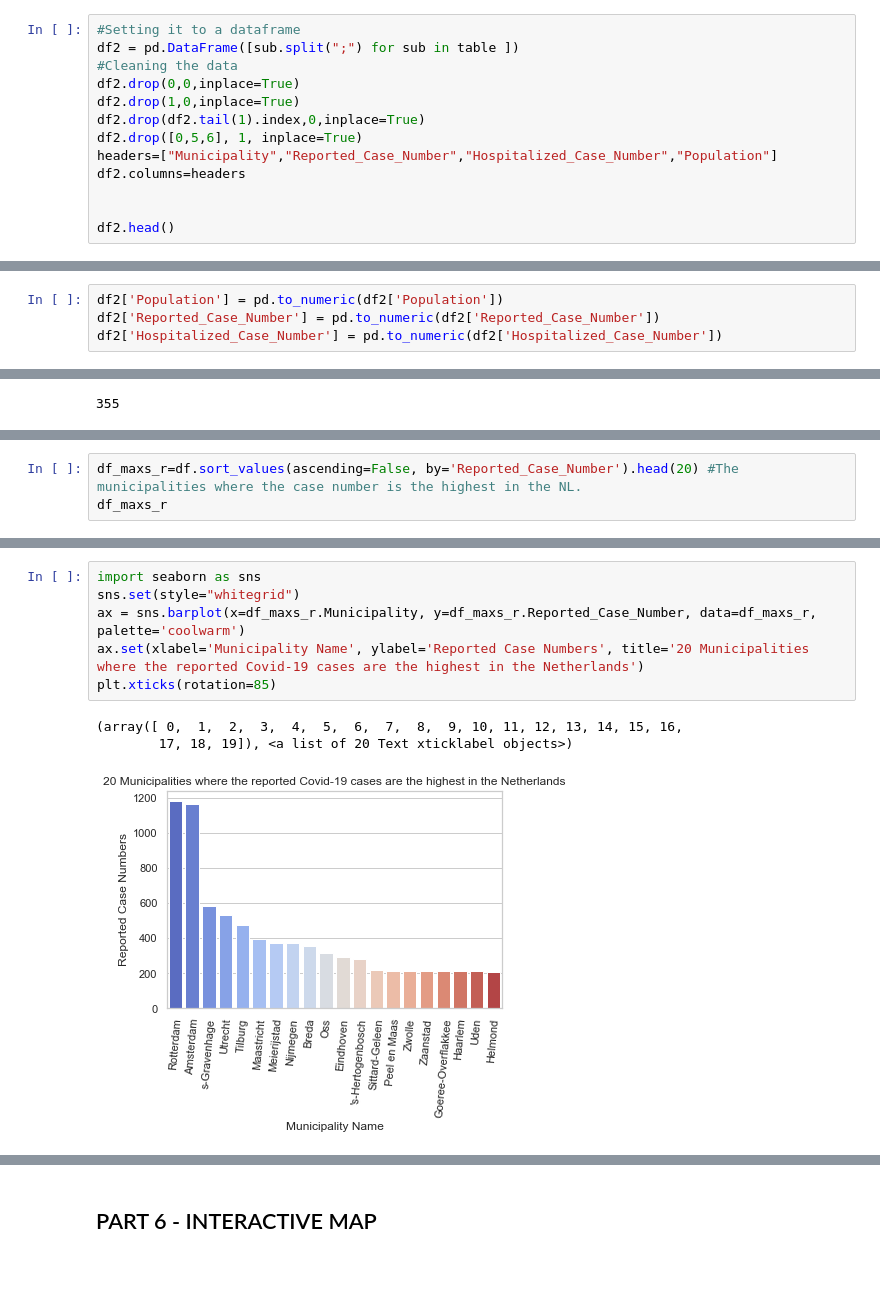
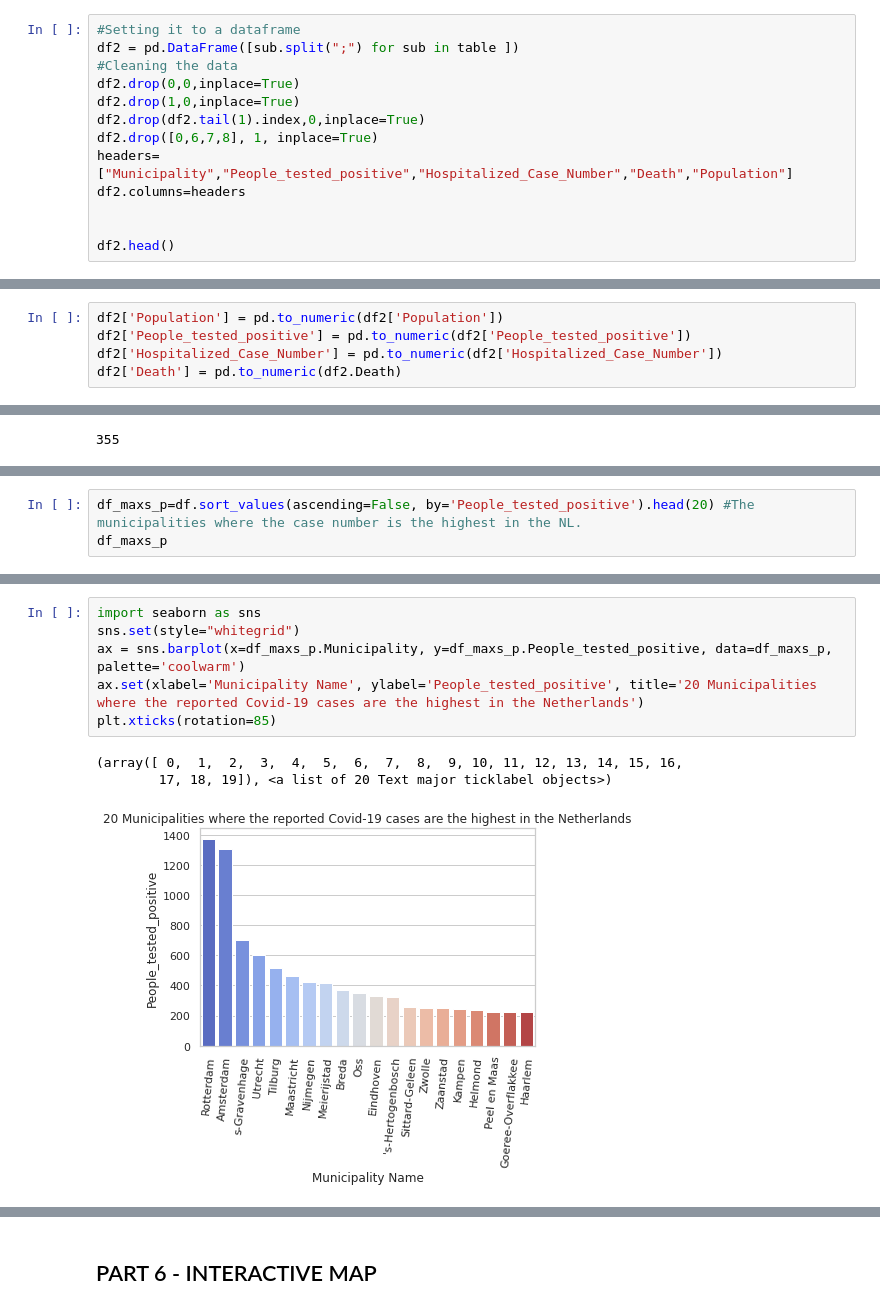
Before and after one commit to IJzerenSteen/CORONA_BY_MUNICIPALITY_NL, a Jupyter notebook: Covid_Mun_NL_REAL_TIME_DATABASE_Latest_Version.ipynb, the cells around one changed output, grey strips where cells are left out. Drawn from its saved outputs; the diff is of its cells as text; blank space fills up the shorter version.

```diff
--- a/Covid_Mun_NL_REAL_TIME_DATABASE_Latest_Version.ipynb
+++ b/Covid_Mun_NL_REAL_TIME_DATABASE_Latest_Version.ipynb
@@ -63,8 +63,8 @@ df2 = pd.DataFrame([sub.split(";") for sub in table ])
 df2.drop(0,0,inplace=True)
 df2.drop(1,0,inplace=True)
 df2.drop(df2.tail(1).index,0,inplace=True)
-df2.drop([0,5,6], 1, inplace=True)
-headers=["Municipality","Reported_Case_Number","Hospitalized_Case_Number","Population"]
+df2.drop([0,6,7,8], 1, inplace=True)
+headers=["Municipality","People_tested_positive","Hospitalized_Case_Number","Death","Population"]
 df2.columns=headers
 
 
@@ -79,7 +79,8 @@ df2.head()
 # %%
 df2['Population'] = pd.to_numeric(df2['Population'])
-df2['Reported_Case_Number'] = pd.to_numeric(df2['Reported_Case_Number'])
+df2['People_tested_positive'] = pd.to_numeric(df2['People_tested_positive'])
 df2['Hospitalized_Case_Number'] = pd.to_numeric(df2['Hospitalized_Case_Number'])
+df2['Death'] = pd.to_numeric(df2.Death)
 # %%
 df2.dtypes
 # %% [output]
@@ -316,4 +332,4 @@ The reported case number in  Rotterdam is 1180.
 # %%
-df_maxs_r=df.sort_values(ascending=False, by='Reported_Case_Number').head(20) #The municipalities where the case number is the highest in the NL.
-df_maxs_r
+df_maxs_p=df.sort_values(ascending=False, by='People_tested_positive').head(20) #The municipalities where the case number is the highest in the NL.
+df_maxs_p
 # %% [output]
@@ -337,13 +353,13 @@ df_maxs_r
 # %%
 import seaborn as sns
 sns.set(style="whitegrid")
-ax = sns.barplot(x=df_maxs_r.Municipality, y=df_maxs_r.Reported_Case_Number, data=df_maxs_r, palette='coolwarm')
-ax.set(xlabel='Municipality Name', ylabel='Reported Case Numbers', title='20 Municipalities where the reported Covid-19 cases are the highest in the Netherlands')
+ax = sns.barplot(x=df_maxs_p.Municipality, y=df_maxs_p.People_tested_positive, data=df_maxs_p, palette='coolwarm')
+ax.set(xlabel='Municipality Name', ylabel='People_tested_positive', title='20 Municipalities where the reported Covid-19 cases are the highest in the Netherlands')
 plt.xticks(rotation=85)
 # %% [output]
 (array([ 0,  1,  2,  3,  4,  5,  6,  7,  8,  9, 10, 11, 12, 13, 14, 15, 16,
-        17, 18, 19]), <a list of 20 Text xticklabel objects>)
+        17, 18, 19]), <a list of 20 Text major ticklabel objects>)
-[figure, old version]
+[figure, new version]
 # %%
 df.sort_values(by='Hospitalized_Case_Number').head(10) #The municipalities where the case number is the lowest in the NL.
 # %% [output]
```
Also changed, not shown: parts of 30 cells of this notebook.
